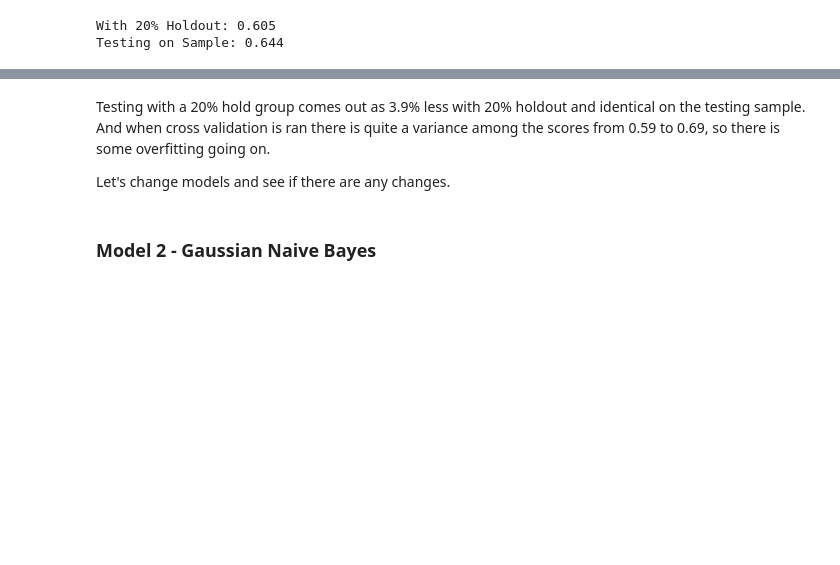
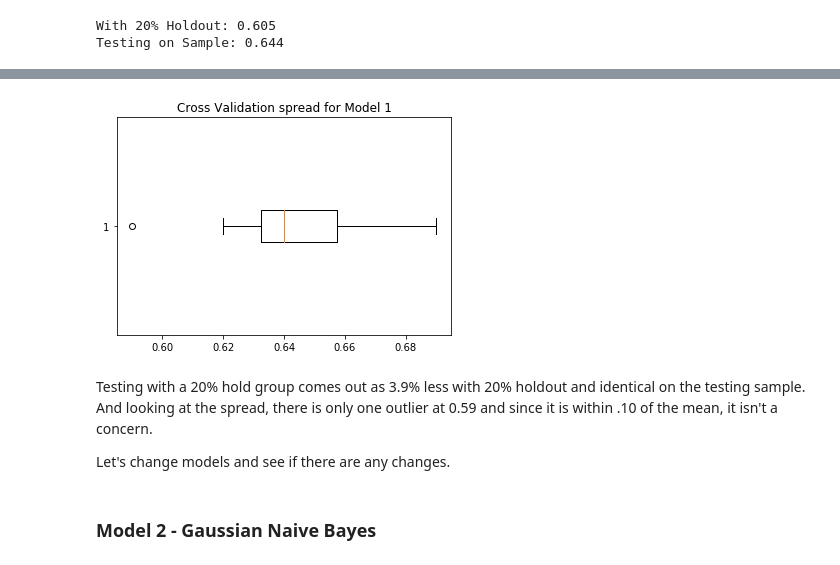
Before and after one commit to kmcmcurtis7/thinkful_ml_unit2, a Jupyter notebook: 2.3.4 Challenge - Iterate and evaluate your classifier.ipynb, the cells around one changed output, grey strips where cells are left out. Cells and saved outputs as stored; diff of their text form; code cells hidden in the pictures; blank space fills up the shorter version.

```diff
--- a/2.3.4 Challenge - Iterate and evaluate your classifier.ipynb
+++ b/2.3.4 Challenge - Iterate and evaluate your classifier.ipynb
@@ -134,5 +162,12 @@ array([0.62, 0.64, 0.63, 0.59, 0.64, 0.67, 0.69, 0.65, 0.66, 0.64])
+# %%
+fig1, ax1 = plt.subplots()
+ax1.set_title('Cross Validation spread for Model 1')
+ax1.boxplot(score1, vert=False)
+plt.show()
+# %% [output]
+[figure, added]
 # %% [markdown]
-Testing with a 20% hold group comes out as 3.9% less with 20% holdout and identical on the testing sample.  And when cross validation is ran there is quite a variance among the scores from 0.59 to 0.69, so there is some overfitting going on.
+Testing with a 20% hold group comes out as 3.9% less with 20% holdout and identical on the testing sample.  And looking at the spread, there is only one outlier at 0.59 and since it is within .10 of the mean, it isn't a concern.
 
 Let's change models and see if there are any changes.
 # %% [markdown]
```
Also changed, not shown: parts of 45 cells of this notebook.
